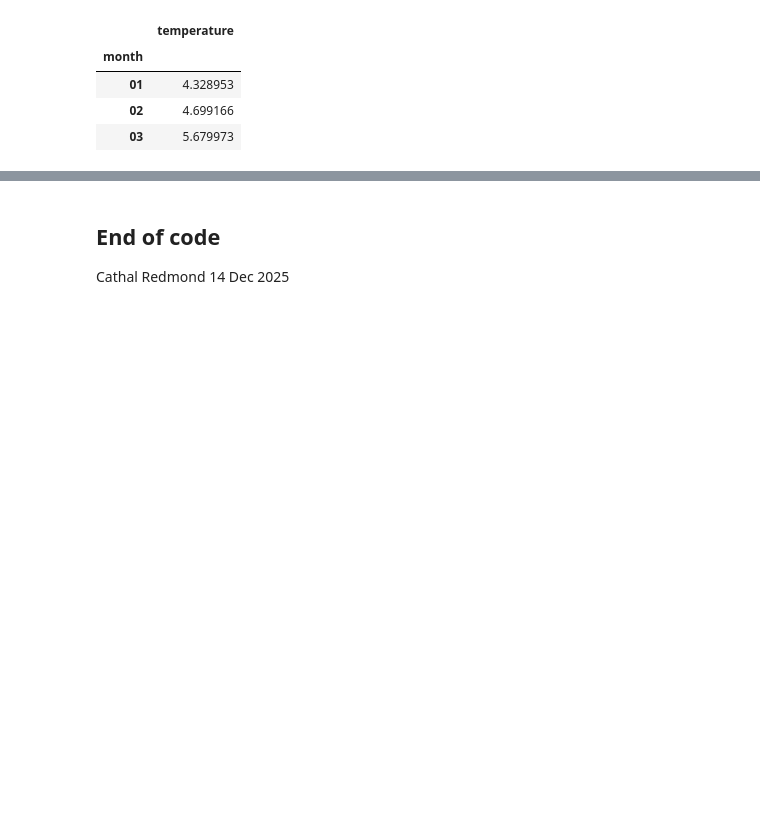
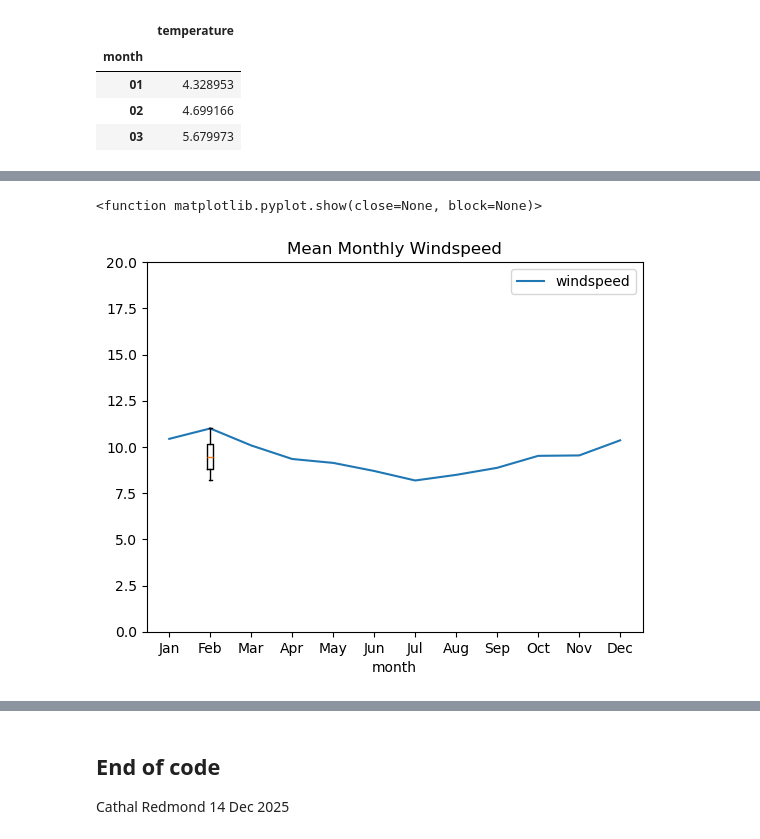
Before and after one commit to cathalred88/PFDA, a Jupyter notebook: assignments/assignment06_Weather.ipynb, the cells around one changed output, grey strips where cells are left out. Drawn from its saved outputs; the diff is of its cells as text; code cells hidden in the pictures; blank space fills up the shorter version.

```diff
--- a/assignments/assignment06_Weather.ipynb
+++ b/assignments/assignment06_Weather.ipynb
@@ -137,0 +210,5 @@ plt.show
+# %%
+# calcuate the average windspeed for each month
+MonthWind = pd.pivot_table(df,'windspeed', 'month', aggfunc='mean')
+print(type(MonthWind)) # shows the dataframe
+MonthWind.head(3)
@@ -137,0 +222,14 @@ plt.show
+# %%
+# plot the mean windspeed per month graph
+MonthWind.plot(kind = 'line',title = 'Mean Monthly Windspeed')
+months = ['Jan', 'Feb', 'Mar', 'Apr', 'May', 'Jun', 'Jul', 'Aug', 'Sep', 'Oct', 'Nov', 'Dec']
+plt.boxplot(MonthWind)
+plt.title=("Mean Monthly Windspeed")
+plt.xlabel=("Month Name")
+plt.ylabel=("Windspeed (knots)")
+plt.ylim(0,20)
+plt.xticks(np.arange(12), months)
+plt.show
+# %% [output]
+<function matplotlib.pyplot.show(close=None, block=None)>
+[figure, added]
```
Also changed, not shown: parts of 15 cells of this notebook.
